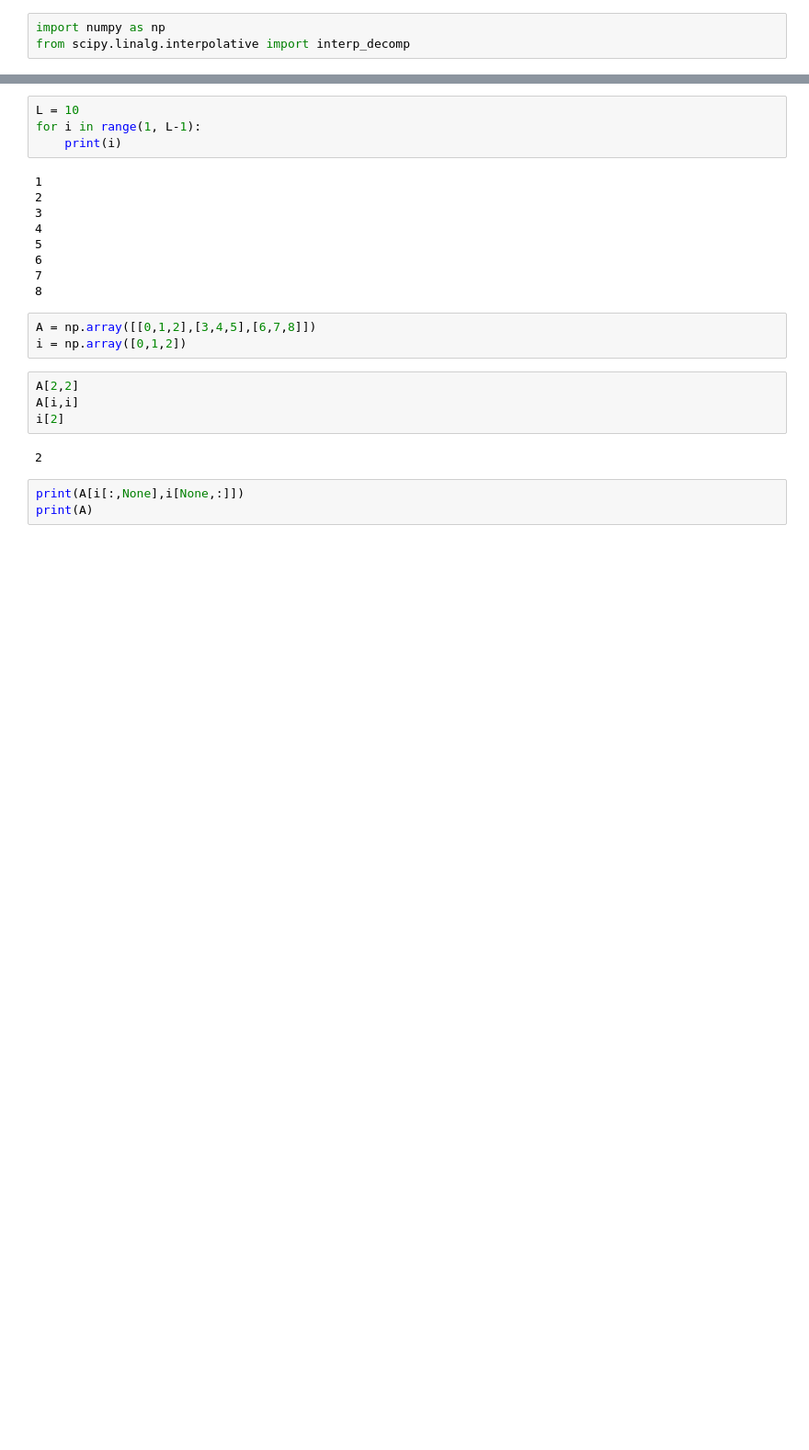
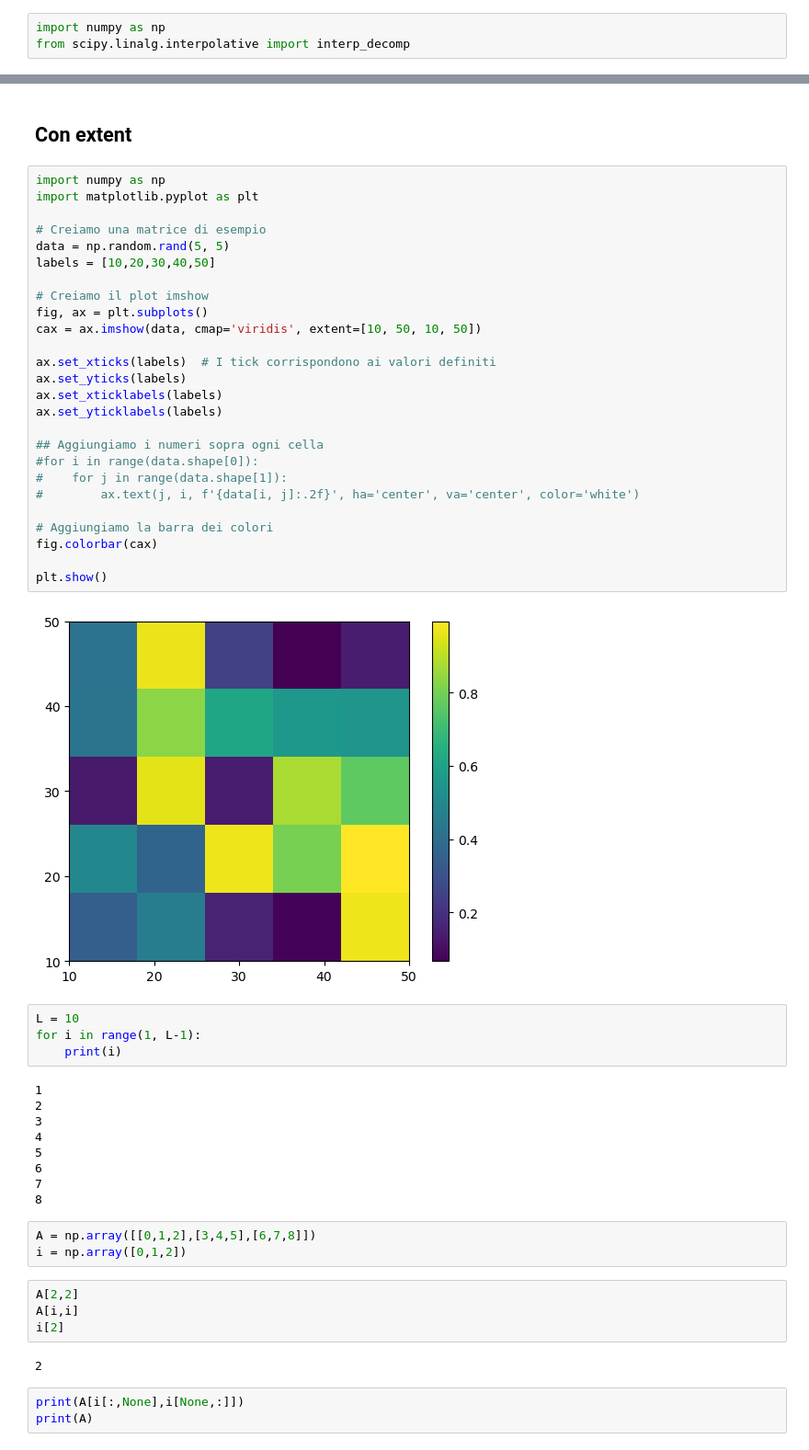
Before and after one commit to gconcheri/Student-Research-Job, a Jupyter notebook: test.ipynb, the cells around one changed output, grey strips where cells are left out. Shown at 92% size. Cells and saved outputs as stored; diff of their text form; blank space fills up the shorter version.

```diff
--- a/test.ipynb
+++ b/test.ipynb
@@ -56,3 +60,33 @@ plt.show()
+# %% [markdown]
+## Con extent
+# %%
+import numpy as np
+import matplotlib.pyplot as plt
+
+# Creiamo una matrice di esempio
+data = np.random.rand(5, 5)
+labels = [10,20,30,40,50]
+
+# Creiamo il plot imshow
+fig, ax = plt.subplots()
+cax = ax.imshow(data, cmap='viridis', extent=[10, 50, 10, 50])
+
+ax.set_xticks(labels)  # I tick corrispondono ai valori definiti
+ax.set_yticks(labels)
+ax.set_xticklabels(labels)
+ax.set_yticklabels(labels)
+
+## Aggiungiamo i numeri sopra ogni cella
+#for i in range(data.shape[0]):
+#    for j in range(data.shape[1]):
+#        ax.text(j, i, f'{data[i, j]:.2f}', ha='center', va='center', color='white')
+
+# Aggiungiamo la barra dei colori
+fig.colorbar(cax)
+
+plt.show()
+# %% [output]
+[figure, added]
 # %%
 L = 10
 for i in range(1, L-1):
```
Also changed, not shown: parts of 4 cells of this notebook, 2 other files.
